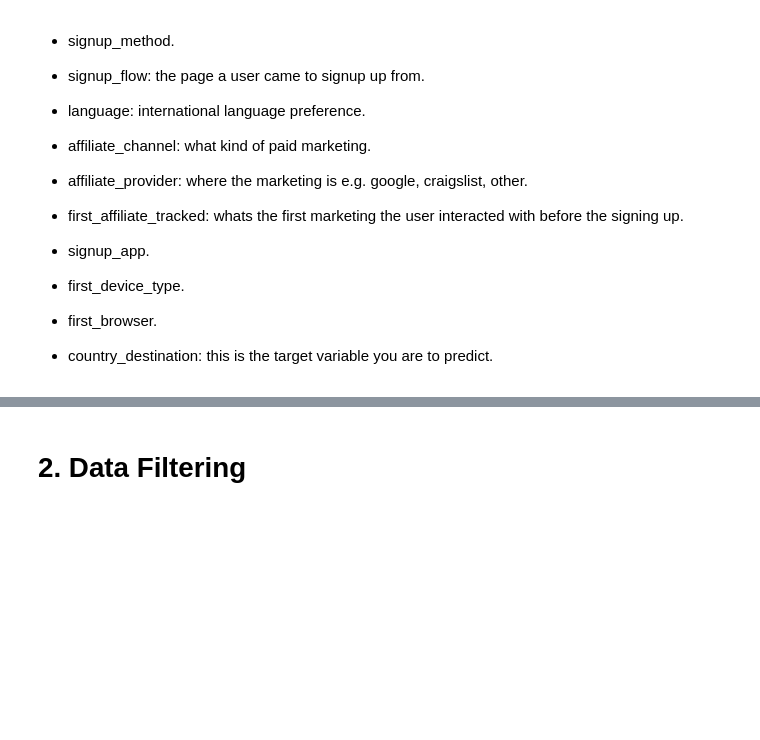
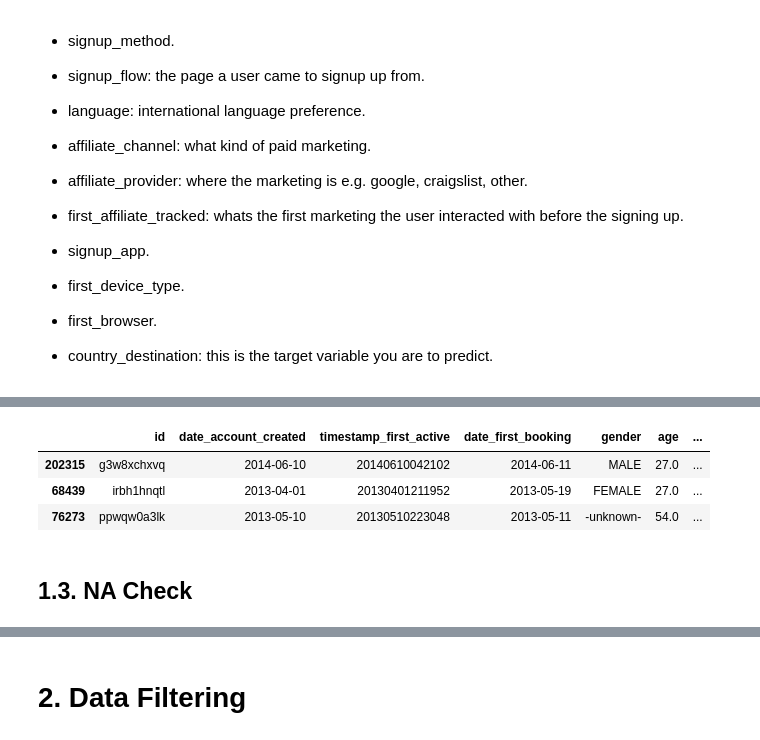
Before and after one commit to lucasquemelli/airbnb, a Jupyter notebook: airbnb.ipynb, the cells around one changed output, grey strips where cells are left out. Cells and saved outputs as stored; diff of their text form; code cells hidden in the pictures; blank space fills up the shorter version.

```diff
--- a/airbnb.ipynb
+++ b/airbnb.ipynb
@@ -198,0 +232,9 @@ df1 = data_raw_train_users.copy()
+# %%
+df1.sample(3)
+# %% [output]
+|  | id | date_account_created | timestamp_first_active | date_first_booking | gender | age | ... |
+| 202315 | g3w8xchxvq | 2014-06-10 | 20140610042102 | 2014-06-11 | MALE | 27.0 | ... |
+| 68439 | irbh1hnqtl | 2013-04-01 | 20130401211952 | 2013-05-19 | FEMALE | 27.0 | ... |
+| 76273 | ppwqw0a3lk | 2013-05-10 | 20130510223048 | 2013-05-11 | -unknown- | 54.0 | ... |
+# %% [markdown]
+## 1.3. NA Check
```
Also changed, not shown: parts of 29 cells of this notebook.
